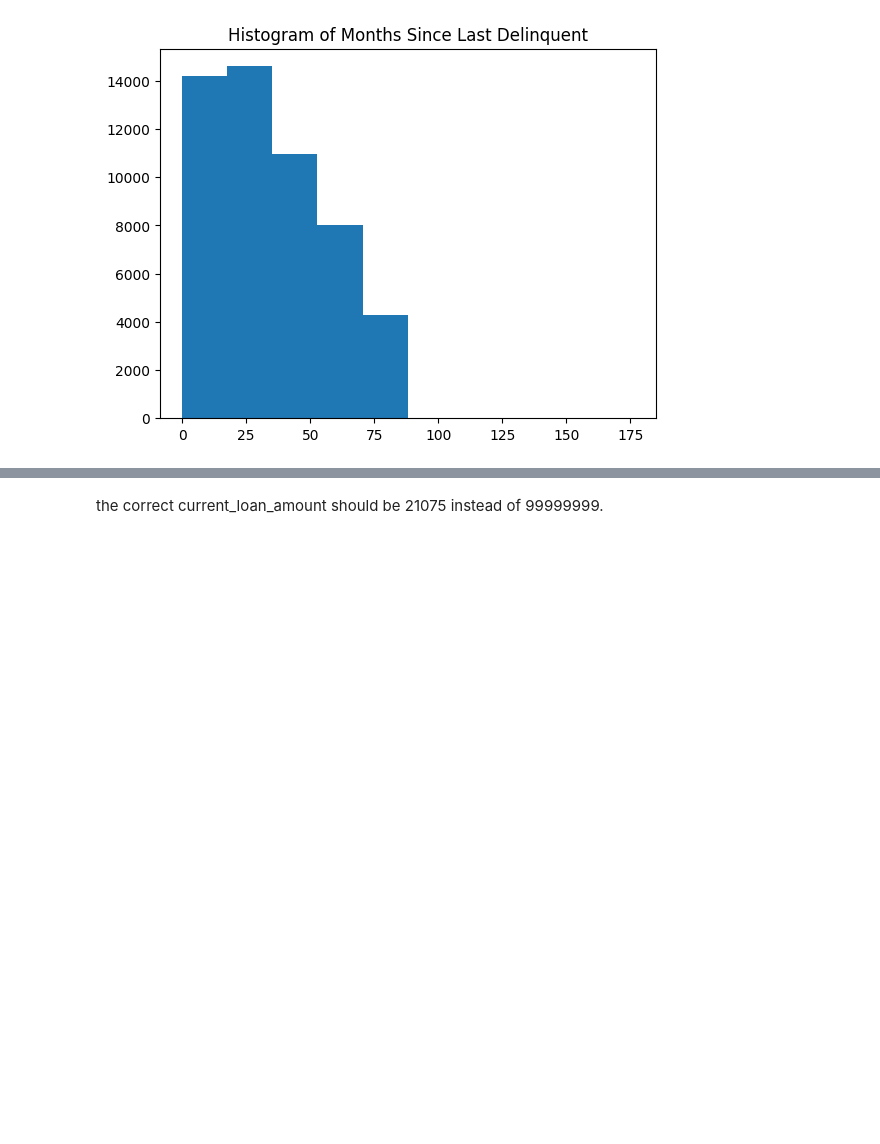
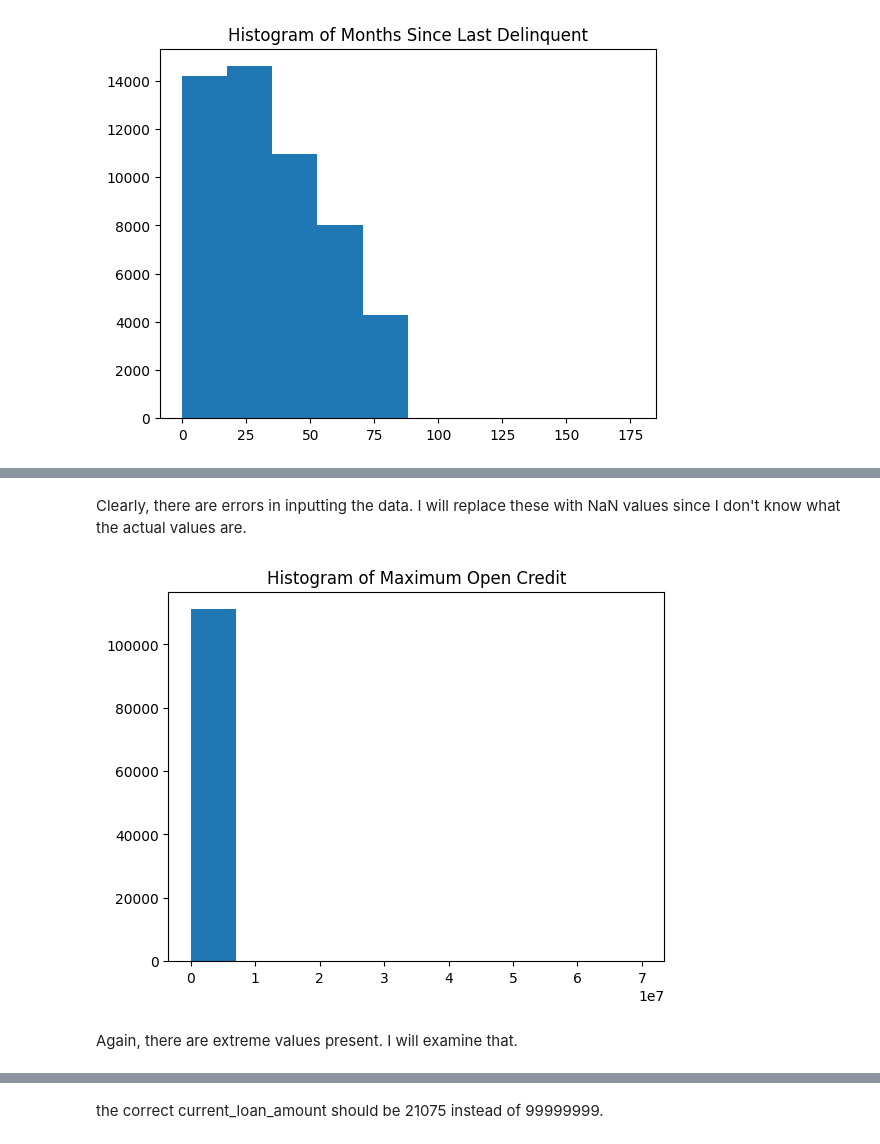
Before and after one commit to nugroho1234/loan-classification-h20-xgboost, a Jupyter notebook: Loan Classification Notebook.ipynb, the cells around one changed output, grey strips where cells are left out. Drawn from its saved outputs; the diff is of its cells as text; code cells hidden in the pictures; blank space fills up the shorter version.

Commit message:
EDA
Finished EDA and a part of data cleaning

```diff
--- a/Loan Classification Notebook.ipynb
+++ b/Loan Classification Notebook.ipynb
@@ -368,0 +446,11 @@ create_histogram(df,'months_since_last_delinquent')
+# %% [markdown]
+Clearly, there are errors in inputting the data. I will replace these with NaN values since I don't know what the actual values are.
+# %%
+df['maximum_open_credit'] = df.maximum_open_credit.replace('#VALUE!', np.nan, regex=True)
+df['maximum_open_credit'] = df['maximum_open_credit'].astype('float')
+# %%
+create_histogram(df,'maximum_open_credit')
+# %% [output]
+[figure, added]
+# %% [markdown]
+Again, there are extreme values present. I will examine that.
```
Also changed, not shown: parts of 67 cells of this notebook.
